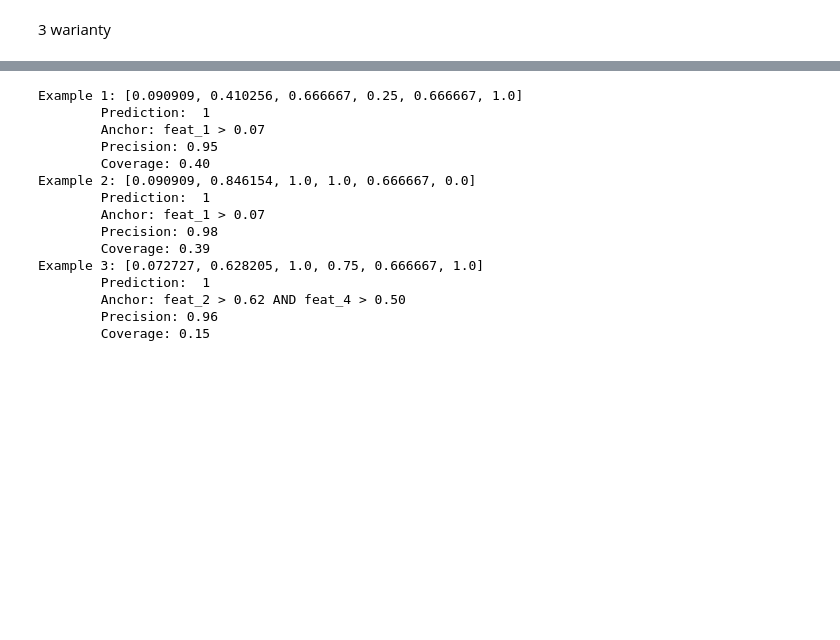
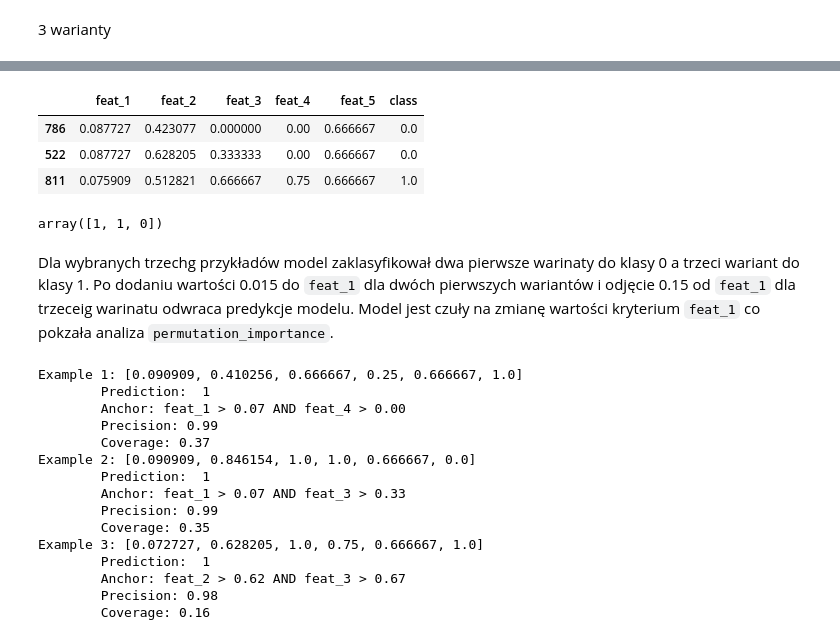
Before and after one commit to Jedrek00/ISWD, a Jupyter notebook: Project3/xgboost.ipynb, the cells around one changed output, grey strips where cells are left out. Cells and saved outputs as stored; diff of their text form; code cells hidden in the pictures; blank space fills up the shorter version.

```diff
--- a/Project3/xgboost.ipynb
+++ b/Project3/xgboost.ipynb
@@ -118,3 +116,18 @@ array([1, 1, 1])
+# %%
+examples.iloc[0:2, 0] += 0.015
+examples.iloc[2, 0] -= 0.015
+examples
+# %% [output]
+|  | feat_1 | feat_2 | feat_3 | feat_4 | feat_5 | class |
+| 786 | 0.087727 | 0.423077 | 0.000000 | 0.00 | 0.666667 | 0.0 |
+| 522 | 0.087727 | 0.628205 | 0.333333 | 0.00 | 0.666667 | 0.0 |
+| 811 | 0.075909 | 0.512821 | 0.666667 | 0.75 | 0.666667 | 1.0 |
+# %%
+model.predict(examples.drop(columns=["class"]))
+# %% [output]
+array([1, 1, 0])
+# %% [markdown]
+Dla wybranych trzechg przykładów model zaklasyfikował dwa pierwsze warinaty do klasy 0 a trzeci wariant do klasy 1. Po dodaniu wartości 0.015 do `feat_1` dla dwóch pierwszych wariantów i odjęcie 0.15 od `feat_1` dla trzeceig warinatu odwraca predykcje modelu. Model jest czuły na zmianę wartości kryterium `feat_1` co pokzała analiza `permutation_importance`.
 # %%
 explainer = anchor_tabular.AnchorTabularExplainer(["0", "1"], X.columns, X.to_numpy())
 # %%
@@ -129,16 +142,16 @@ for i, (_, example) in enumerate(examples.iterrows()):
 # %% [output]
 Example 1: [0.090909, 0.410256, 0.666667, 0.25, 0.666667, 1.0]
         Prediction:  1
-        Anchor: feat_1 > 0.07
-        Precision: 0.95
-        Coverage: 0.40
+        Anchor: feat_1 > 0.07 AND feat_4 > 0.00
+        Precision: 0.99
+        Coverage: 0.37
 Example 2: [0.090909, 0.846154, 1.0, 1.0, 0.666667, 0.0]
         Prediction:  1
-        Anchor: feat_1 > 0.07
-        Precision: 0.98
-        Coverage: 0.39
+        Anchor: feat_1 > 0.07 AND feat_3 > 0.33
+        Precision: 0.99
+        Coverage: 0.35
 Example 3: [0.072727, 0.628205, 1.0, 0.75, 0.666667, 1.0]
         Prediction:  1
-        Anchor: feat_2 > 0.62 AND feat_4 > 0.50
-        Precision: 0.96
-        Coverage: 0.15
+        Anchor: feat_2 > 0.62 AND feat_3 > 0.67
+        Precision: 0.98
+        Coverage: 0.16
```
Also changed, not shown: parts of 3 cells of this notebook, 4 other files.
